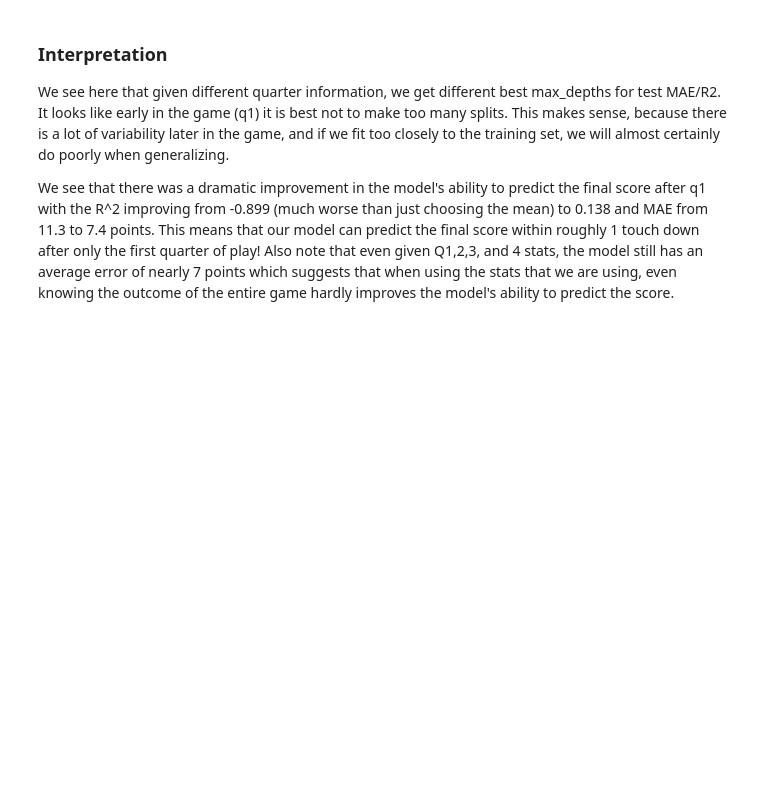
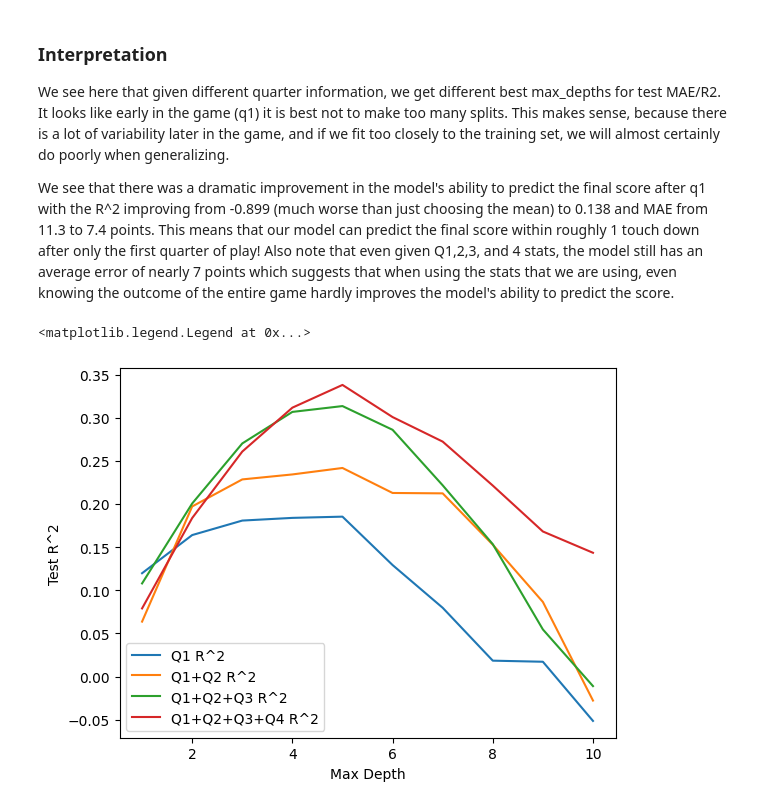
Before and after one commit to tchild1/Football-ML, a Jupyter notebook: decision_tree.ipynb, the cells around one changed output. Cells and saved outputs as stored; diff of their text form; code cells hidden in the pictures; blank space fills up the shorter version.

Commit message:
added graphs and more experiments to decision tree

```diff
--- a/decision_tree.ipynb
+++ b/decision_tree.ipynb
@@ -166,3 +166,24 @@ Best Max Depth by MAE
 We see here that given different quarter information, we get different best max_depths for test MAE/R2. It looks like early in the game (q1) it is best not to make too many splits. This makes sense, because there is a lot of variability later in the game, and if we fit too closely to the training set, we will almost certainly do poorly when generalizing.
 
 We see that there was a dramatic improvement in the  model's ability to predict the final score after q1 with the R^2 improving from -0.899 (much worse than just choosing the mean) to 0.138 and MAE from 11.3 to 7.4 points. This means that our model can predict the final score within roughly 1 touch down after only the first quarter of play! Also note that even given Q1,2,3, and 4 stats, the model still has an average error of nearly 7 points which suggests that when using the stats that we are using, even knowing the outcome of the entire game hardly improves the model's ability to predict the score.
+# %%
+# graph r^2 and mae for each max depth
+q1_r2 = [result["Q1"][0] for result in results]
+q1_mae = [result["Q1"][1] for result in results]
+q1_q2_r2 = [result["Q1+Q2"][0] for result in results]
+q1_q2_mae = [result["Q1+Q2"][1] for result in results]
+q1_q2_q3_r2 = [result["Q1+Q2+Q3"][0] for result in results]
+q1_q2_q3_mae = [result["Q1+Q2+Q3"][1] for result in results]
+q1_q2_q3_q4_r2 = [result["Q1+Q2+Q3+Q4"][0] for result in results]
+q1_q2_q3_q4_mae = [result["Q1+Q2+Q3+Q4"][1] for result in results]
+
+plt.plot(potential_max_depths, q1_r2, label="Q1 R^2")
+plt.plot(potential_max_depths, q1_q2_r2, label="Q1+Q2 R^2")
+plt.plot(potential_max_depths, q1_q2_q3_r2, label="Q1+Q2+Q3 R^2")
+plt.plot(potential_max_depths, q1_q2_q3_q4_r2, label="Q1+Q2+Q3+Q4 R^2")
+plt.xlabel("Max Depth")
+plt.ylabel("Test R^2")
+plt.legend()
+# %% [output]
+<matplotlib.legend.Legend at 0x...>
+[figure, added]
```
Also changed, not shown: parts of 9 cells of this notebook.
